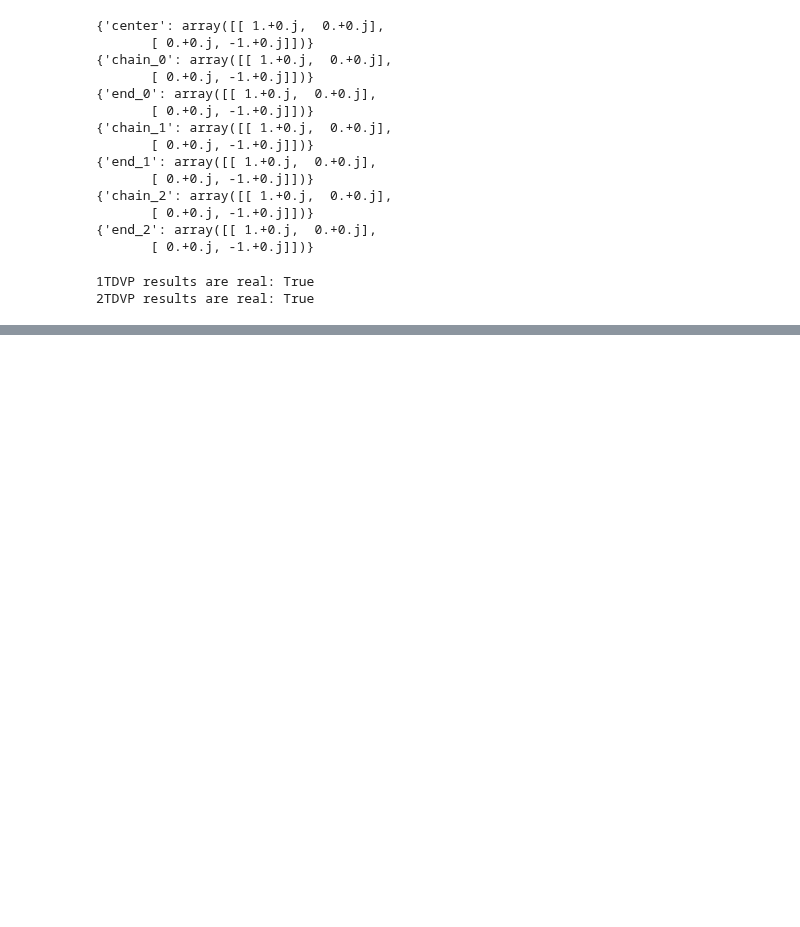
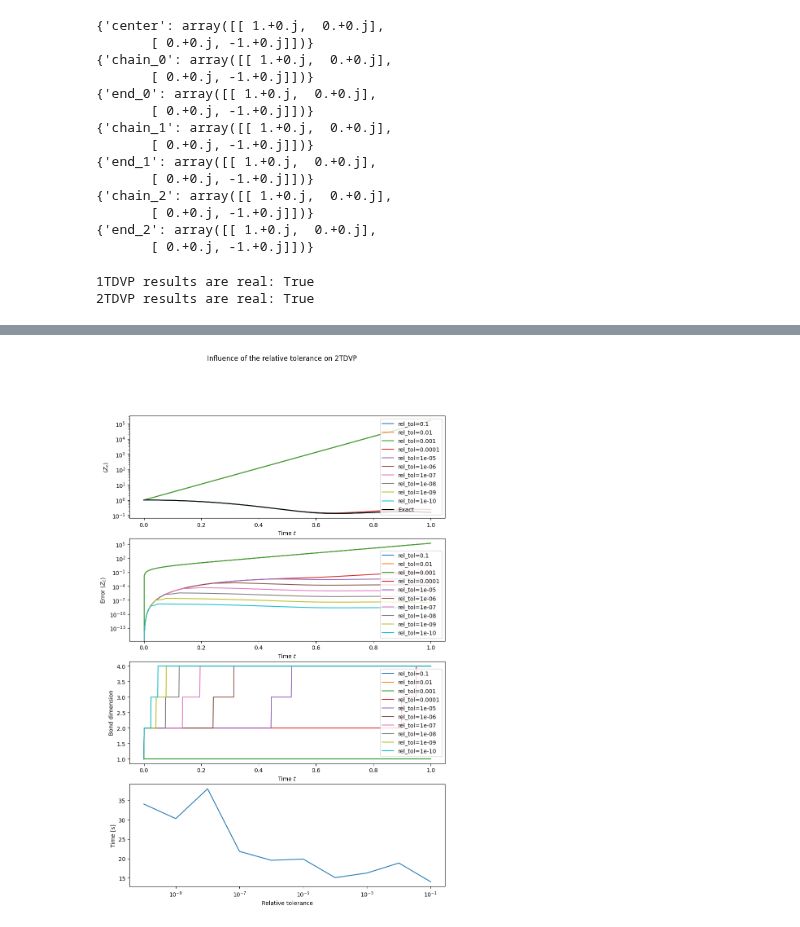
Before and after one commit to Drachier/PyTreeNet, a Jupyter notebook: example_notebooks/tdvp/one_and_two_site_tdvp.ipynb, the cells around one changed output, grey strips where cells are left out. Saved outputs shown, nothing was run; the diff lists cells and outputs as text; code cells hidden in the pictures; blank space fills up the shorter version.

```diff
--- a/example_notebooks/tdvp/one_and_two_site_tdvp.ipynb
+++ b/example_notebooks/tdvp/one_and_two_site_tdvp.ipynb
@@ -170,0 +204,37 @@ plt.show()
+# %%
+times = rel_tol_tdvps[0].times()
+tdvp_rel_tol_results_center = [tdvp.operator_result("center", realise=True) for tdvp in rel_tol_tdvps]
+tdvp_rel_tol_errors = [np.abs(tdvp_result - exact_result_center) for tdvp_result in tdvp_rel_tol_results_center]
+tdvp_rel_tol_bond_dims = [tdvp.operator_result("bond_dim")[('center', 'chain_1')] for tdvp in rel_tol_tdvps]
+# %%
+fig_rel_tol, ax_rel_tol = plt.subplots(4,1, figsize=(10,15))
+
+fig_rel_tol.suptitle("Influence of the relative tolerance on 2TDVP")
+
+for i, rel_tol in enumerate(tolerance):
+    ax_rel_tol[0].semilogy(times, tdvp_rel_tol_results_center[i], label=f"rel_tol={rel_tol}")
+
+    ax_rel_tol[1].semilogy(times, tdvp_rel_tol_errors[i], label=f"rel_tol={rel_tol}")
+
+    ax_rel_tol[2].plot(times, tdvp_rel_tol_bond_dims[i], label=f"rel_tol={rel_tol}")
+
+ax_rel_tol[0].plot(times, exact_result_center, label="Exact", color="black")
+ax_rel_tol[0].set_xlabel("Time $t$")
+ax_rel_tol[0].set_ylabel(r"$\langle Z_c \rangle$")
+ax_rel_tol[0].legend()
+
+ax_rel_tol[1].set_xlabel("Time $t$")
+ax_rel_tol[1].set_ylabel(r"Error $\langle Z_c \rangle$")
+ax_rel_tol[1].legend()
+
+ax_rel_tol[2].set_xlabel("Time $t$")
+ax_rel_tol[2].set_ylabel("Bond dimension")
+ax_rel_tol[2].legend()
+
+ax_rel_tol[3].semilogx(tolerance, rel_tol_times)
+ax_rel_tol[3].set_xlabel("Relative tolerance")
+ax_rel_tol[3].set_ylabel("Time [s]")
+
+plt.show()
+# %% [output]
+[figure, added]
```
Also changed, not shown: parts of 7 cells of this notebook.
